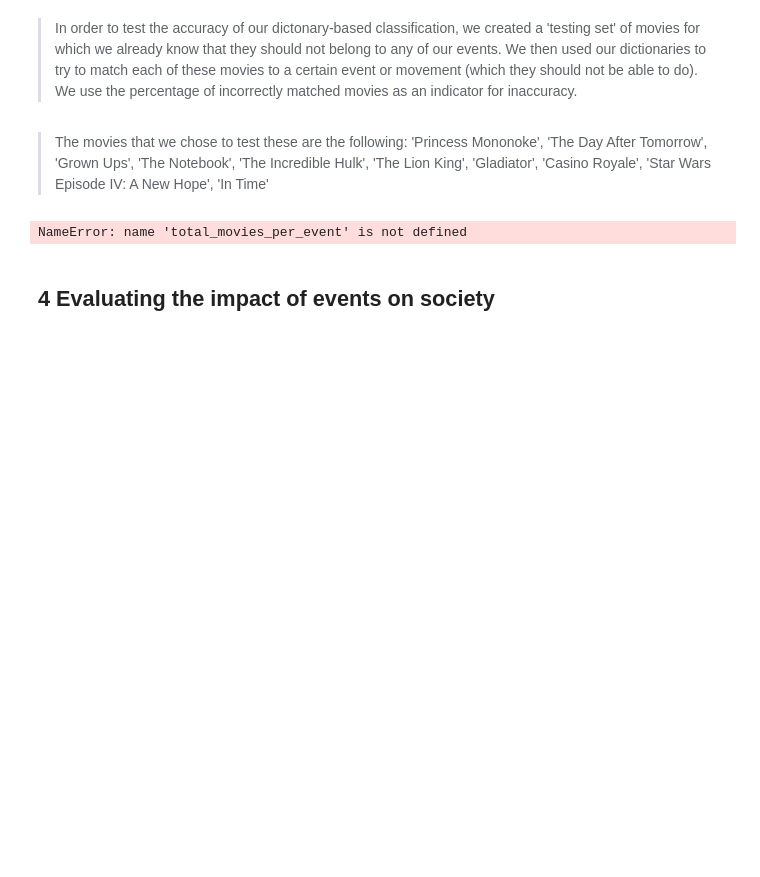
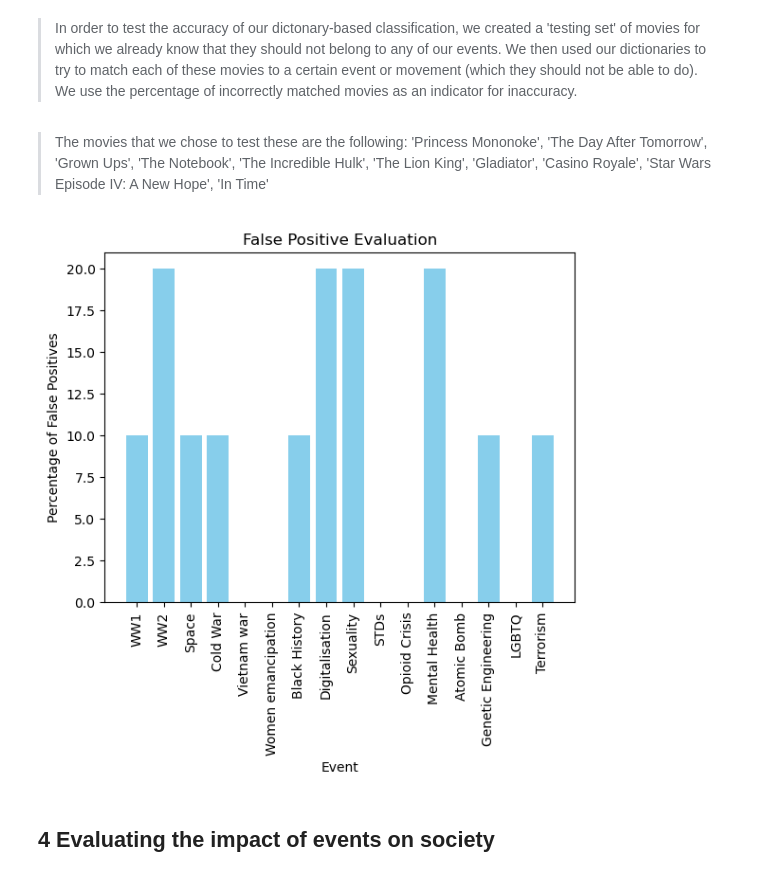
Before and after one commit to epfl-ada/ada-2023-project-onsecalme123, a Jupyter notebook: milestone2.ipynb, the cells around one changed output. Drawn from its saved outputs; the diff is of its cells as text; code cells hidden in the pictures; blank space fills up the shorter version.

```diff
--- a/milestone2.ipynb
+++ b/milestone2.ipynb
@@ -896,6 +888,18 @@ plt.show()
 # %% [markdown]
 > The movies that we chose to test these are the following:
 >'Princess Mononoke', 'The Day After Tomorrow', 'Grown Ups', 'The Notebook', 'The Incredible Hulk', 'The Lion King', 'Gladiator', 'Casino Royale', 'Star Wars Episode IV: A New Hope', 'In Time'
+# %%
+def calculate_false_positive_counts(id_list, movies_df, events_list):
+    # Initialize a dictionary to store false positive counts for each event
+    false_positive_counts = {event: 0 for event in events_list}
+
+    for element in id_list:
+        movie_to_test = movies_df.query('id_freebase == @element')
+        for event in events_list:
+            if list(movie_to_test[event])[0]:
+                false_positive_counts[event] += 1
+
+    return false_positive_counts
 # %%
 # New Test set
 id_freebase_false_positive_test = ['/m/0652f', '/m/024l2y', '/m/0640m69', '/m/047tsx3', '/m/0dnkmq', '/m/0m63c', '/m/09q5w2', '/m/03r0g9', '/m/0dtfn', '/m/0dr_xmk']
@@ -904,18 +908,18 @@ false_positive_counts = calculate_false_positive_counts(id_freebase_false_positi
 # %%
 # Plotting the False positives for each event
 
 false_positives = [false_positive_counts[event] for event in events]
-false_positive_percentages = [false_positive_count / 10 * 100 for false_positive_count, total_movies in zip(false_positives, total_movies_per_event)]
+false_positive_percentages = [false_positive_count / 10 * 100 for false_positive_count in false_positives]
 
-plt.bar(events, false_positive_percentages, color='skyblue', edgecolor='black')
+plt.bar(events, false_positive_percentages, color='skyblue')
 plt.xlabel('Event')
 plt.ylabel('Percentage of False Positives')
 plt.title('False Positive Evaluation')
 
 plt.xticks(rotation='vertical')
 plt.show()
 # %% [output]
-NameError: name 'total_movies_per_event' is not defined
+[figure, added]
 # %% [markdown]
 ## 4 Evaluating the impact of events on society
 # %% [markdown]
```
Also changed, not shown: parts of 18 cells of this notebook, 1 other file.
